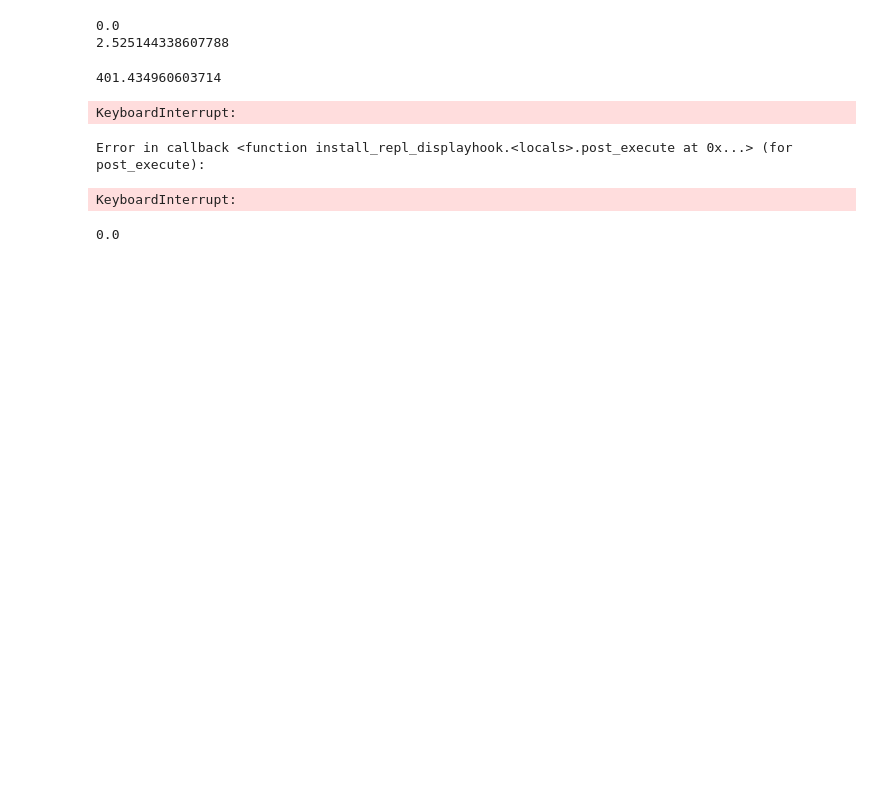
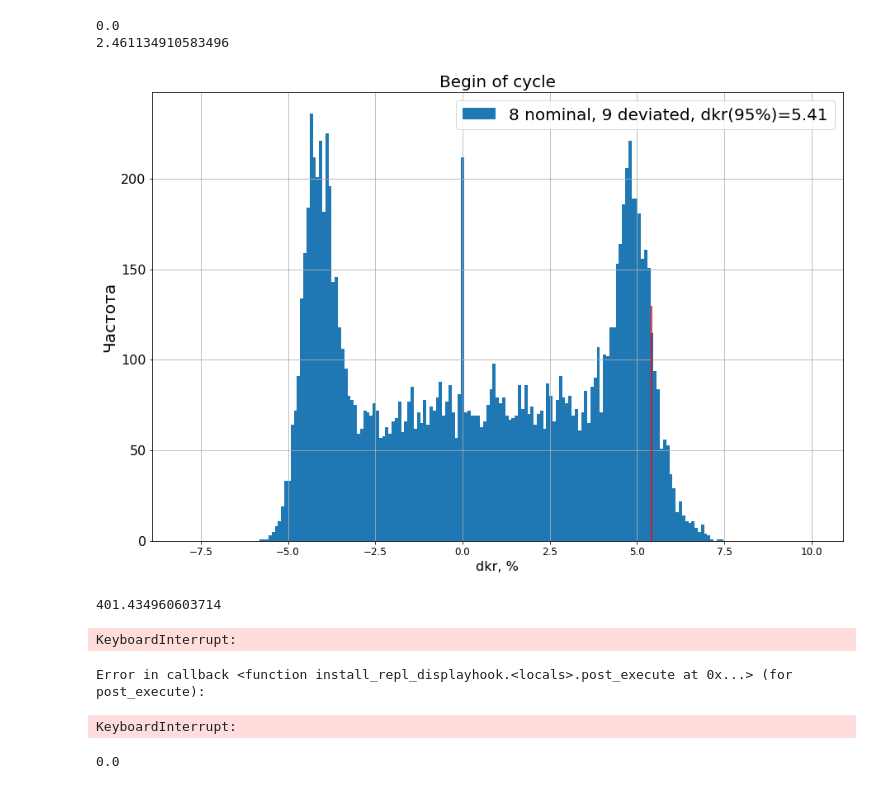
Before and after one commit to maratdzhan/FebProject, a Jupyter notebook: 4.2 Plotting Statistics.ipynb, the cells around one changed output. Cells and saved outputs as stored; diff of their text form; code cells hidden in the pictures; blank space fills up the shorter version.

```diff
--- a/4.2 Plotting Statistics.ipynb
+++ b/4.2 Plotting Statistics.ipynb
@@ -26,7 +26,7 @@ it_cennd_b=[]
 it_cennd_m=[]
 it_cennd_e=[]
 # %%
-table_cen_nd.index=np.arange(0,312000,step=1)
+
 vc_cennd=table_cen_nd.query('state==0')
 dkr_cennd=table_cen_nd.loc[:,'kr']
 krd_cennd=vc_cennd.loc[:,'kr']
@@ -54,24 +54,21 @@ for _state in range (1,100):
 print(time.time()-t2)
 # %% [output]
 0.0
-2.525144338607788
+2.461134910583496
 # %%
 bins=np.linspace(-8,10,200)
-print('1',t2-time.time())
 plt.figure(figsize=(15,10))
 plt.grid(True)
-print('2',t2-time.time())
 plt.xlabel('dkr, %', fontsize=16)
 plt.ylabel('Частота', fontsize=20)
 plt.xticks(fontsize=12)
 plt.yticks(fontsize=16)
-print('3',t2-time.time())
 percent=95
-#v1cbnd = st.scoreatpercentile(it_cennd_b,percent)
-print('4',t2-time.time())
-plt.hist(it_cennd_b,bins)#,label='8 nominal, 9 deviated, dkr(95%)={:.2f}'.format(v1cbnd))
-print('5',t2-time.time())
+v1cbnd = st.scoreatpercentile(vrk,percent)
+plt.hist(vrk,bins,label='8 nominal, 9 deviated, dkr(95%)={:.2f}'.format(v1cbnd))
 plt.legend(fontsize=20)
 plt.title('Begin of cycle',fontsize=20)
-#plt.vlines(v1cbnd,0,130,color='red')
+plt.vlines(v1cbnd,0,130,color='red')
 plt.show()
+# %% [output]
+[figure, added]
```
Also changed, not shown: parts of 8 cells of this notebook, 26 other files.
